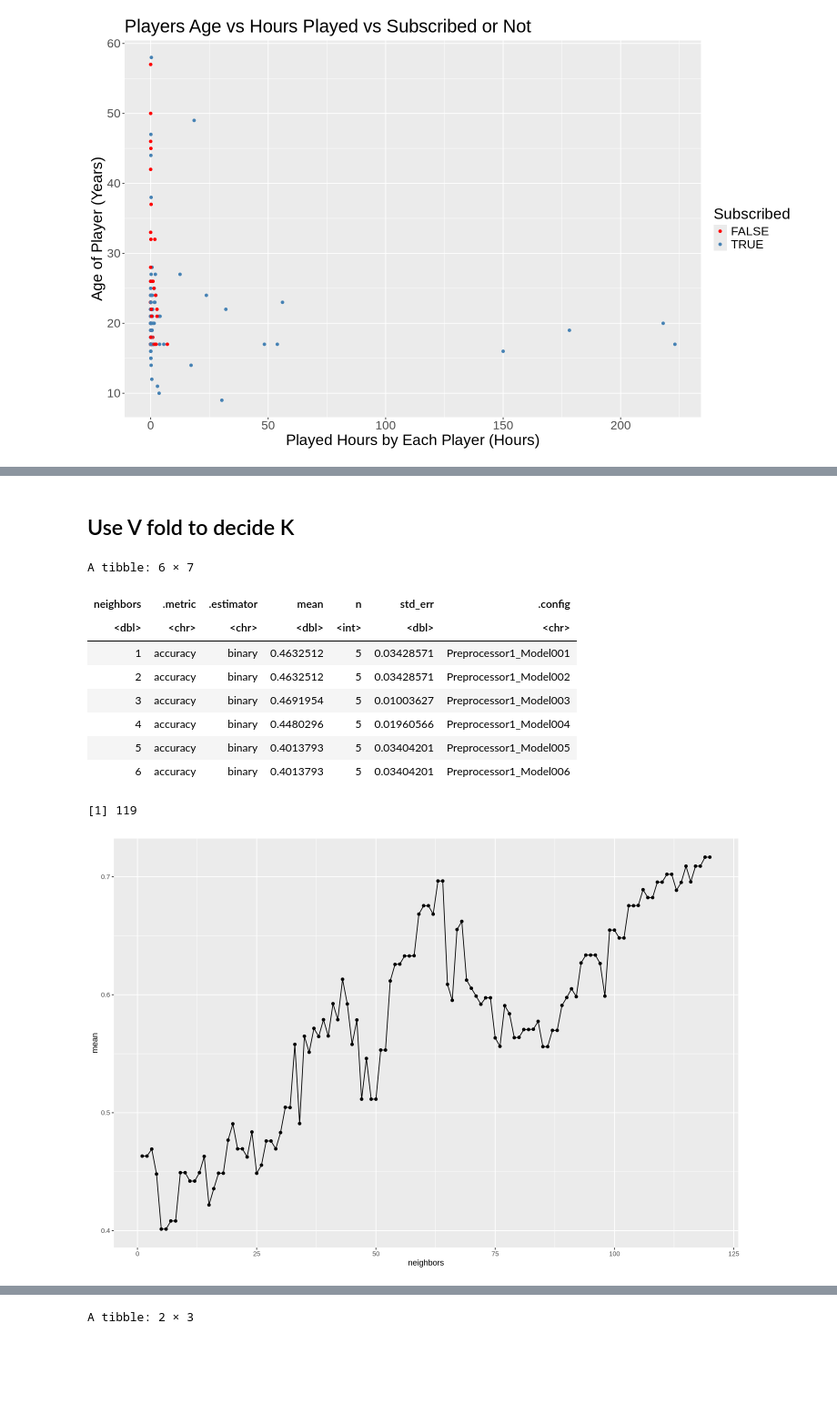
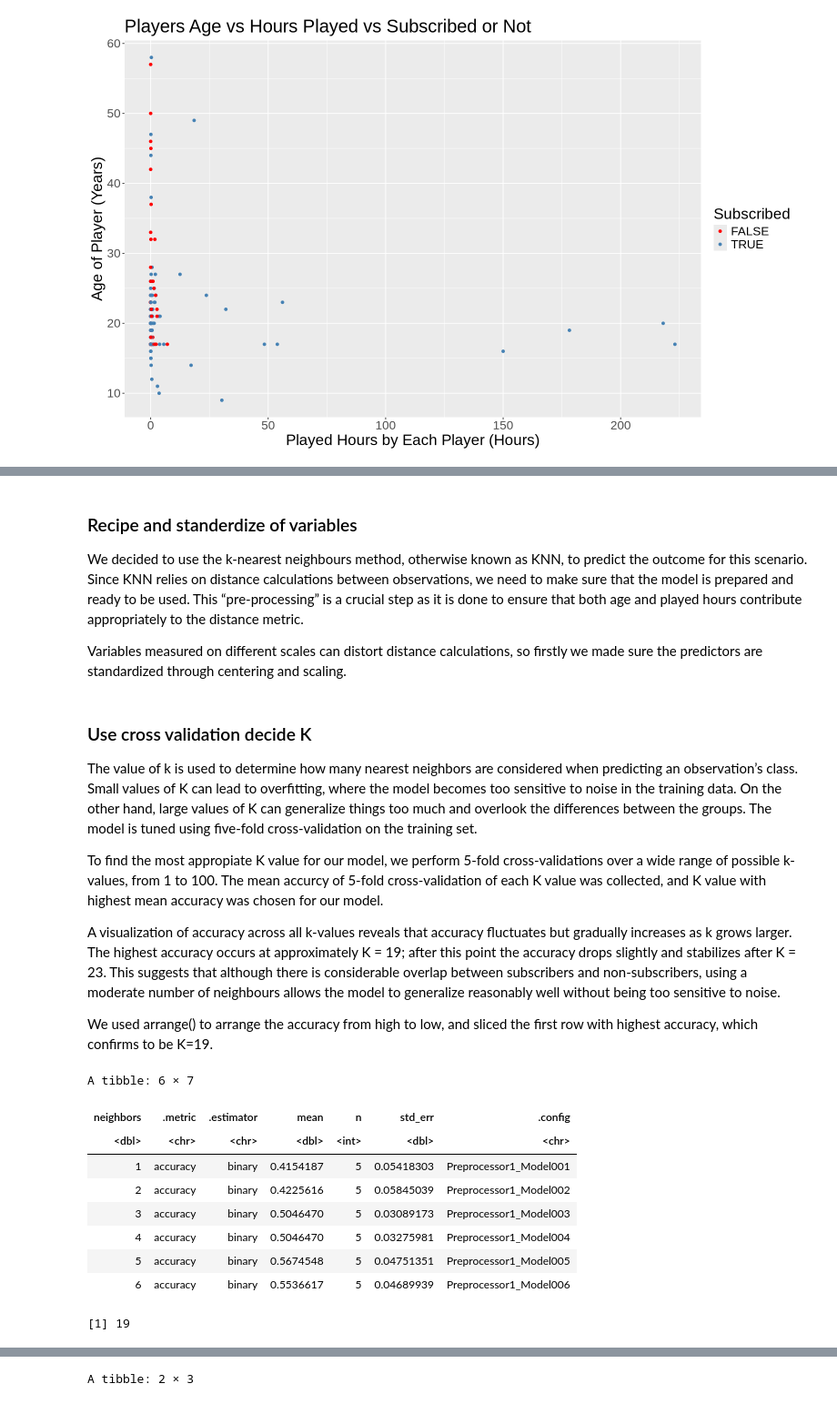
Before and after one commit to alanainvancouver-byte/DSCI100-Project_Group_Portion, a Jupyter notebook: Untitled.ipynb, the cells around one changed output, grey strips where cells are left out. Shown at 91% size. Cells and saved outputs as stored; diff of their text form; code cells hidden in the pictures; blank space fills up the shorter version.

```diff
--- a/Untitled.ipynb
+++ b/Untitled.ipynb
@@ -139,0 +169,5 @@ played_hrs_vs_age
+# %% [markdown]
+### Recipe and standerdize of variables
+We decided to use the k-nearest neighbours method, otherwise known as KNN, to predict the outcome for this scenario. Since KNN relies on distance calculations between observations, we need to make sure that the model is prepared and ready to be used. This “pre-processing” is a crucial step as it is done to ensure that both age and played hours contribute appropriately to the distance metric.
+
+Variables measured on different scales can distort distance calculations, so firstly we made sure the predictors are standardized through centering and scaling.
@@ -140,5 +178,13 @@ played_hrs_vs_age
 # %% [markdown]
-## Use V fold to decide K
+### Use cross validation decide K
+The value of k is used to determine how many nearest neighbors are considered when predicting an observation’s class. Small values of K can lead to overfitting, where the model becomes too sensitive to noise in the training data. On the other hand, large values of K can generalize things too much and overlook the differences between the groups. The model is tuned using five-fold cross-validation on the training set.
+
+To find the most appropiate K value for our model, we perform 5-fold cross-validations over a wide range of possible k-values, from 1 to 100. The mean accurcy of 5-fold cross-validation of each K value was collected, and K value with highest mean accuracy was chosen for our model.
+
+A visualization of accuracy across all k-values reveals that accuracy fluctuates but gradually increases as k grows larger. The highest accuracy occurs at approximately K = 19; after this point the accuracy drops slightly and stabilizes after K = 23. This suggests that although there is considerable overlap between subscribers and non-subscribers, using a moderate number of neighbours allows the model to generalize reasonably well without being too sensitive to noise.
+
+
+We used arrange() to arrange the accuracy from high to low, and sliced the first row with highest accuracy, which confirms to be K=19.
 # %%
 knn_tune <- nearest_neighbor(weight_func = "rectangular", neighbors = tune())|>
             set_engine('kknn') |>
@@ -160,29 +202,31 @@ player_k_results <- workflow()|>
 # %%
 player_k_accuracy <- player_k_results|>
                     filter(.metric == "accuracy")
-
-player_k_accuracy_plot <- ggplot(player_k_accuracy, aes(x=neighbors, y= mean)) +
-                        geom_point()+
-                        geom_line()
 
 player_k_best <- player_k_results|>
                     filter(.metric == "accuracy")|>
                     arrange(desc(mean))|>
                     slice(1)|>
                     pull(neighbors)
 
+player_k_accuracy_plot <- ggplot(player_k_accuracy, aes(x=neighbors, y= mean)) +
+                        geom_point()+
+                        geom_line()+
+                        xlab("K values (1-100)")+
+                        ylab("Mean Accuracy")+
+                        ggtitle("Mean Accuracy of 5-fold cross-validation for each K value")
+
+
 head(player_k_accuracy)
-player_k_accuracy_plot
 player_k_best
 # %% [output]
 A tibble: 6 × 7
 | neighbors | .metric | .estimator | mean | n | std_err | .config |
 | <dbl> | <chr> | <chr> | <dbl> | <int> | <dbl> | <chr> |
-| 1 | accuracy | binary | 0.4632512 | 5 | 0.03428571 | Preprocessor1_Model001 |
-| 2 | accuracy | binary | 0.4632512 | 5 | 0.03428571 | Preprocessor1_Model002 |
-| 3 | accuracy | binary | 0.4691954 | 5 | 0.01003627 | Preprocessor1_Model003 |
-| 4 | accuracy | binary | 0.4480296 | 5 | 0.01960566 | Preprocessor1_Model004 |
-| 5 | accuracy | binary | 0.4013793 | 5 | 0.03404201 | Preprocessor1_Model005 |
-| 6 | accuracy | binary | 0.4013793 | 5 | 0.03404201 | Preprocessor1_Model006 |
+| 1 | accuracy | binary | 0.4154187 | 5 | 0.05418303 | Preprocessor1_Model001 |
+| 2 | accuracy | binary | 0.4225616 | 5 | 0.05845039 | Preprocessor1_Model002 |
+| 3 | accuracy | binary | 0.5046470 | 5 | 0.03089173 | Preprocessor1_Model003 |
+| 4 | accuracy | binary | 0.5046470 | 5 | 0.03275981 | Preprocessor1_Model004 |
+| 5 | accuracy | binary | 0.5674548 | 5 | 0.04751351 | Preprocessor1_Model005 |
+| 6 | accuracy | binary | 0.5536617 | 5 | 0.04689939 | Preprocessor1_Model006 |
-[1] 119
+[1] 19
-[figure, removed]
```
Also changed, not shown: parts of 21 cells of this notebook.
